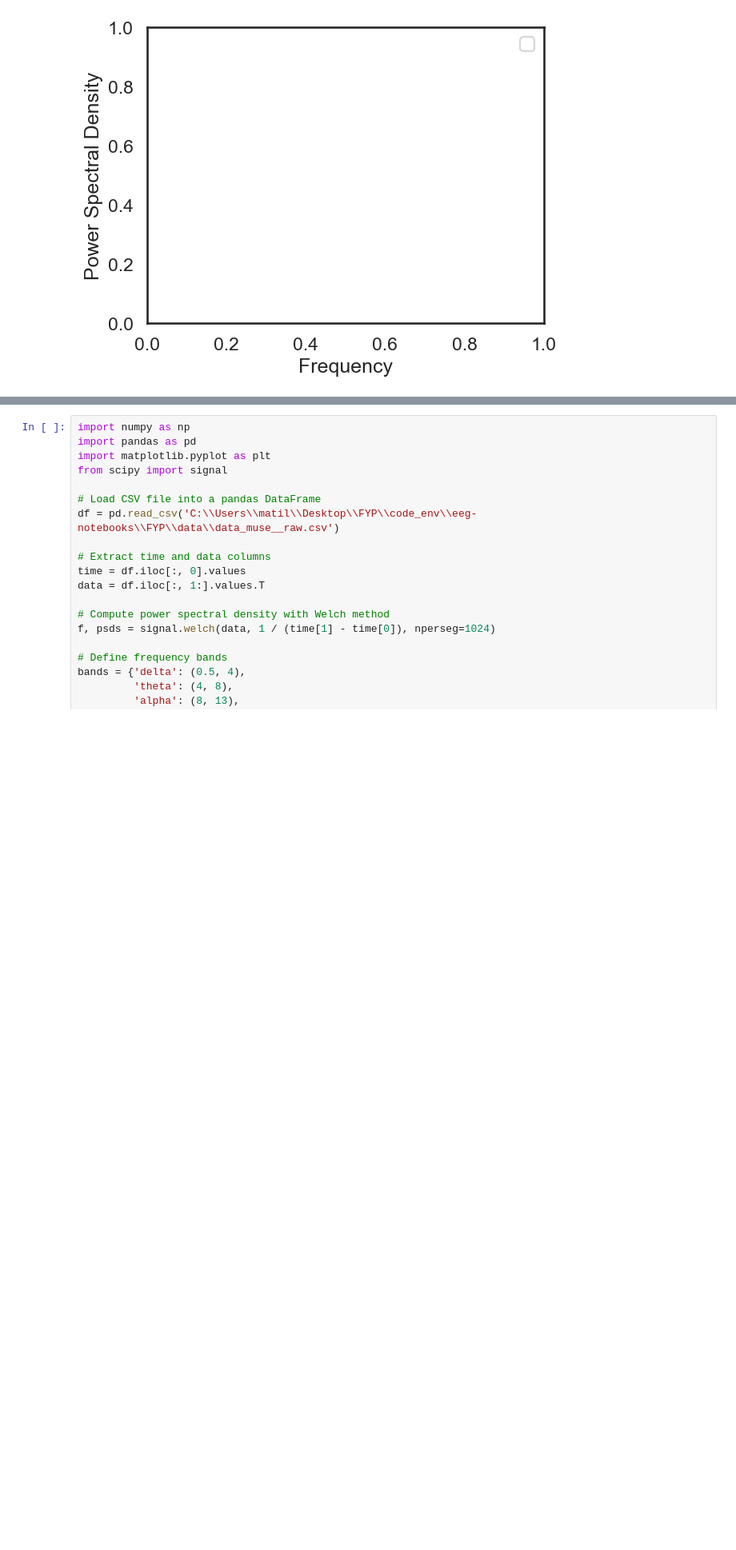
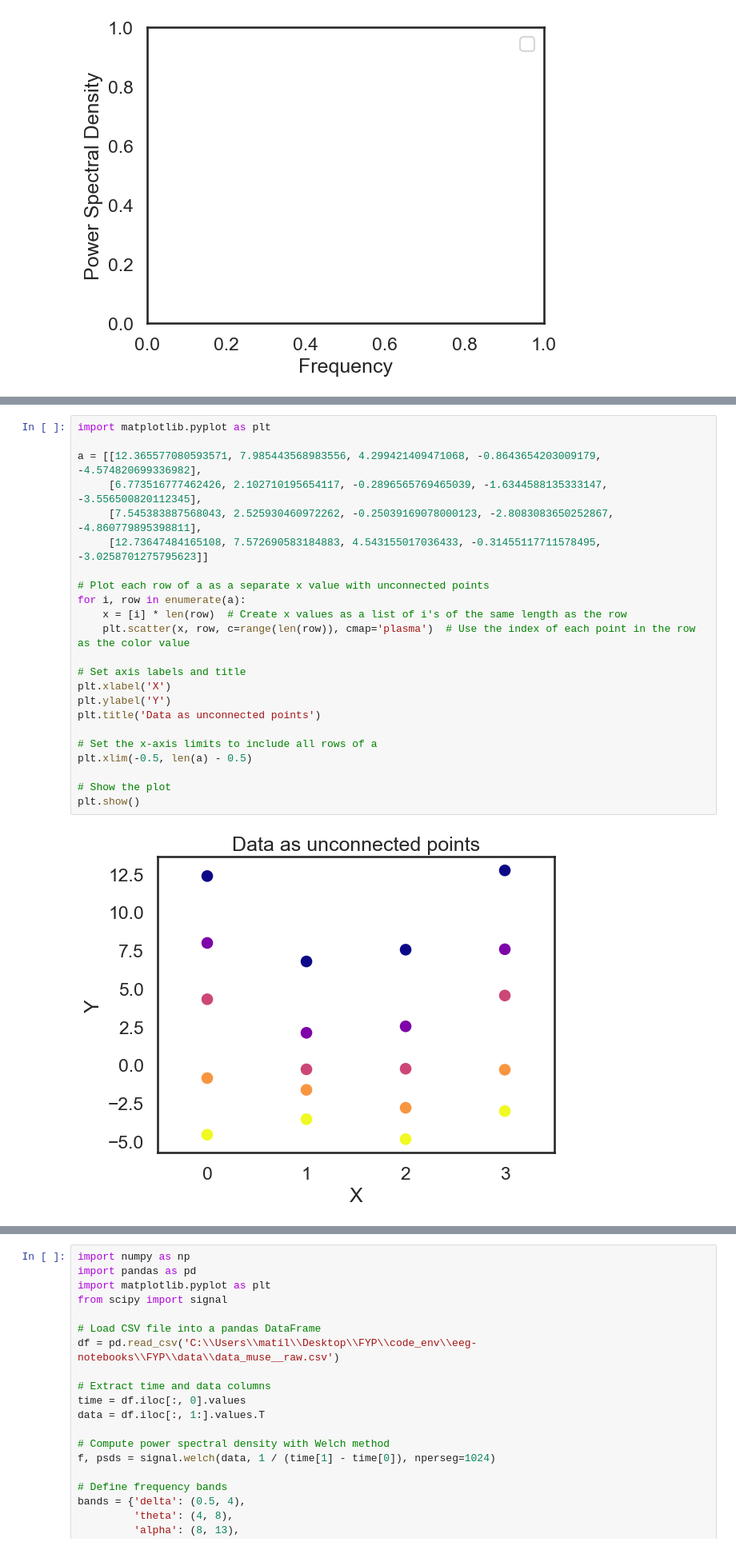
Before and after one commit to mp2419/eeg-notebooks, a Jupyter notebook: FYP/audio_visualoddball/load_n_spectrum.ipynb, the cells around one changed output, grey strips where cells are left out. Shown at 80% size. Saved outputs shown, nothing was run; the diff lists cells and outputs as text; blank space fills up the shorter version.

```diff
--- a/FYP/audio_visualoddball/load_n_spectrum.ipynb
+++ b/FYP/audio_visualoddball/load_n_spectrum.ipynb
@@ -261,3 +412,28 @@ plt.show()
+# %%
+import matplotlib.pyplot as plt
+
+a = [[12.365577080593571, 7.985443568983556, 4.299421409471068, -0.8643654203009179, -4.574820699336982],
+     [6.773516777462426, 2.102710195654117, -0.2896565769465039, -1.6344588135333147, -3.556500820112345],
+     [7.545383887568043, 2.525930460972262, -0.25039169078000123, -2.8083083650252867, -4.860779895398811],
+     [12.73647484165108, 7.572690583184883, 4.543155017036433, -0.31455117711578495, -3.0258701275795623]]
+
+# Plot each row of a as a separate x value with unconnected points
+for i, row in enumerate(a):
+    x = [i] * len(row)  # Create x values as a list of i's of the same length as the row
+    plt.scatter(x, row, c=range(len(row)), cmap='plasma')  # Use the index of each point in the row as the color value
+
+# Set axis labels and title
+plt.xlabel('X')
+plt.ylabel('Y')
+plt.title('Data as unconnected points')
+
+# Set the x-axis limits to include all rows of a
+plt.xlim(-0.5, len(a) - 0.5)
+
+# Show the plot
+plt.show()
+# %% [output]
+[figure, added]
 # %%
 print(f)
 f1 = []
```
Also changed, not shown: parts of 6 cells of this notebook, 3 other files.
